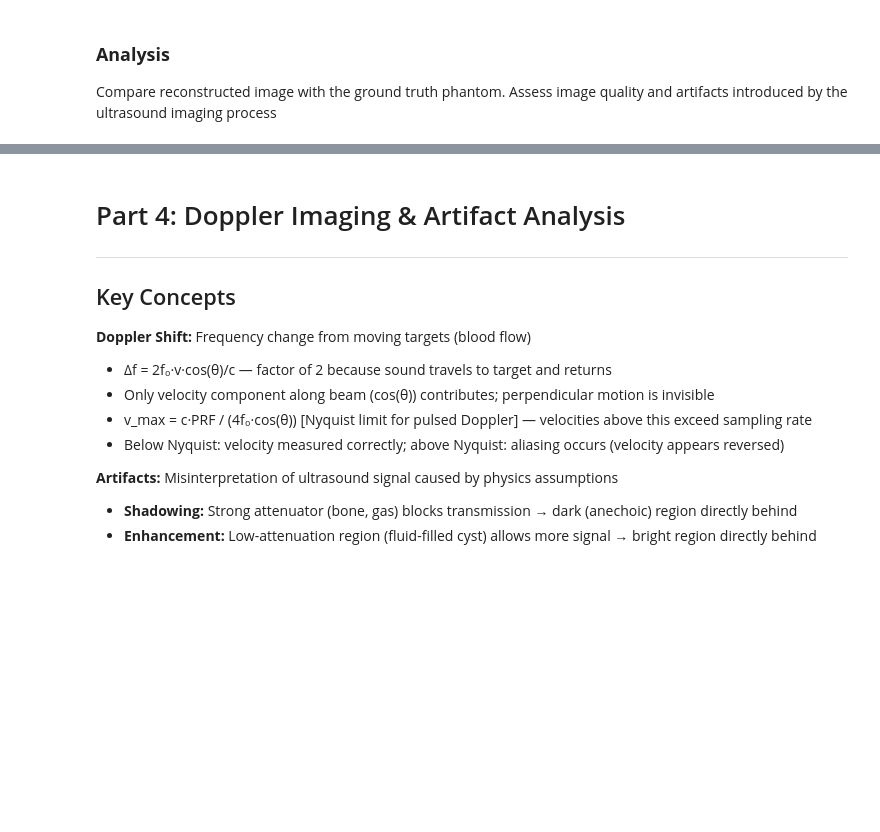
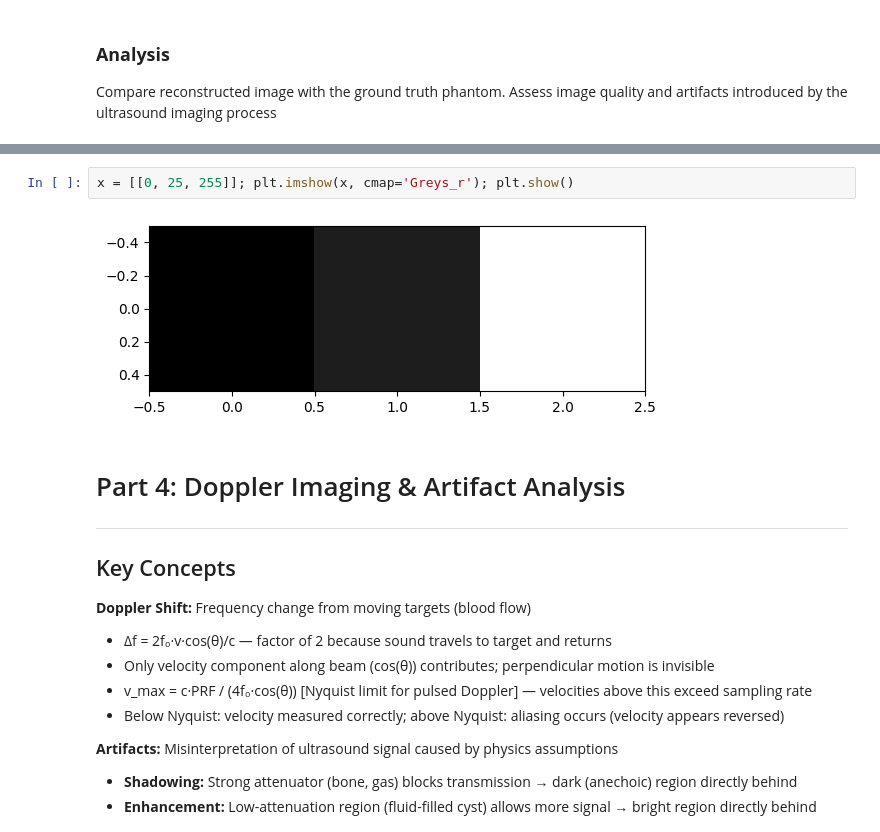
Before and after one commit to DeemDeem52/BMEN509-623_Deliverable_3, a Jupyter notebook: deliverable-03-starter.ipynb, the cells around one changed output, grey strips where cells are left out. Saved outputs shown, nothing was run; the diff lists cells and outputs as text; blank space fills up the shorter version.

```diff
--- a/deliverable-03-starter.ipynb
+++ b/deliverable-03-starter.ipynb
@@ -669,3 +756,7 @@ Received RF echo signal ranges from -50 mV to +50 mV. After envelope detection a
+# %%
+x = [[0, 25, 255]]; plt.imshow(x, cmap='Greys_r'); plt.show()
+# %% [output]
+[figure, added]
 # %% [markdown]
 # Part 4: Doppler Imaging & Artifact Analysis
 
```
Also changed, not shown: parts of 6 cells of this notebook.
